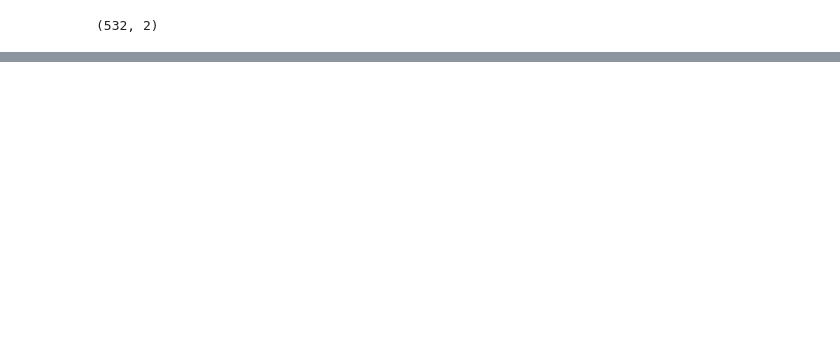
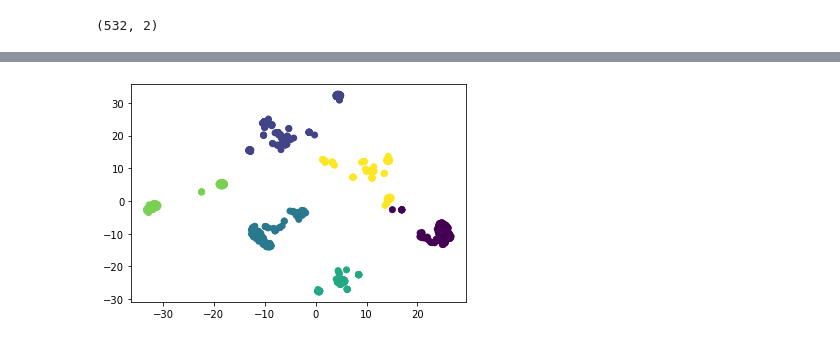
Before and after one commit to J-Schea29/Unsupervised-Machine-Learning-Challenge, a Jupyter notebook: Crypto-Analysis.ipynb, the cells around one changed output, grey strips where cells are left out. Cells and saved outputs as stored; diff of their text form; code cells hidden in the pictures; blank space fills up the shorter version.

```diff
--- a/Crypto-Analysis.ipynb
+++ b/Crypto-Analysis.ipynb
@@ -177,6 +177,7 @@ df_crypto_pca.head()
 #Further reduce the dataset dimensions with t-SNE
 tsne = TSNE(learning_rate=100)
 tsne_features = tsne.fit_transform(df_crypto_pca)
+df_tsne = pd.DataFrame(data=tsne_features)
 # %%
 tsne_features.shape
 # %% [output]
@@ -188,0 +258,5 @@ plt.show()
+# %%
+plt.scatter(df_tsne[0], df_tsne[1], c=df_tsne["class"])
+plt.show()
+# %% [output]
+[figure, added]
```
Also changed, not shown: parts of 5 cells of this notebook.
